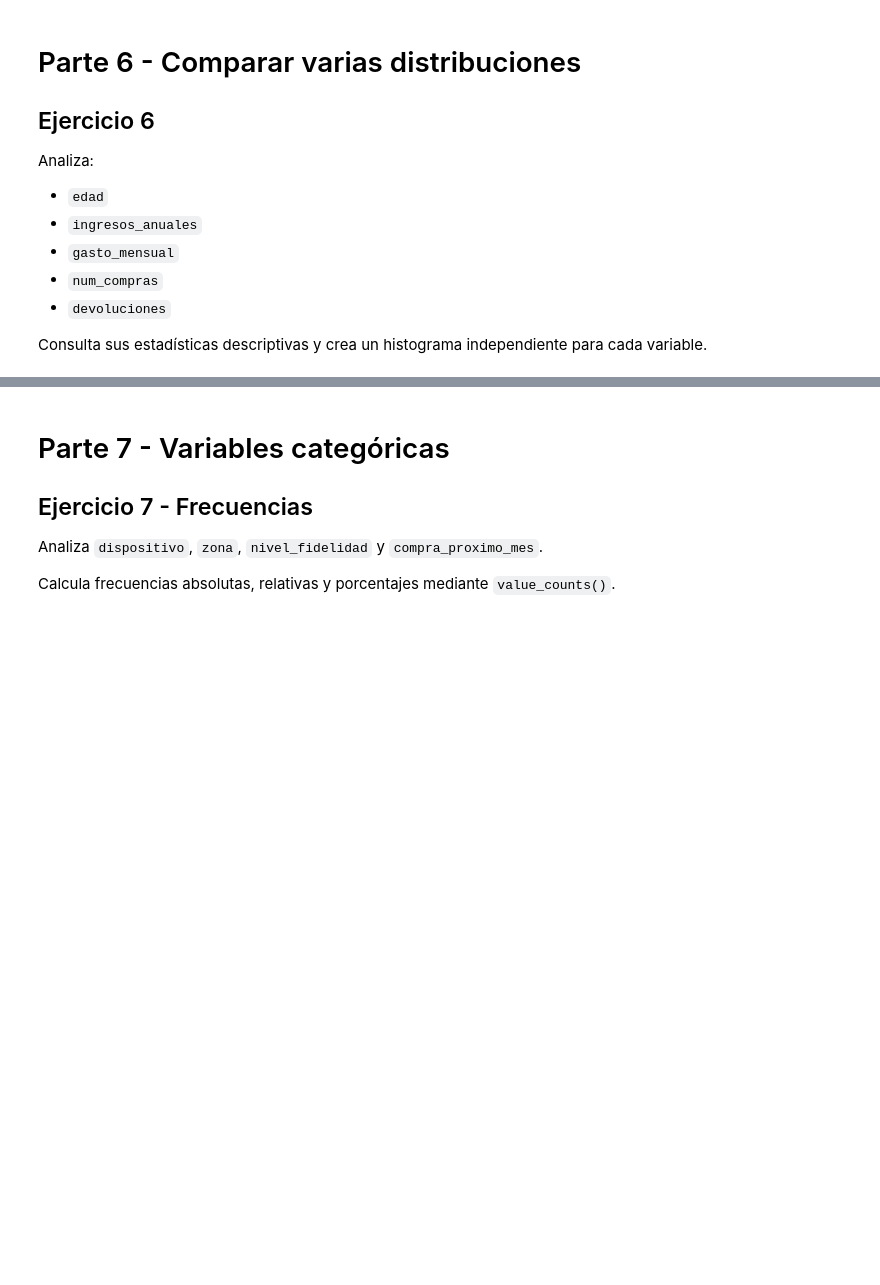
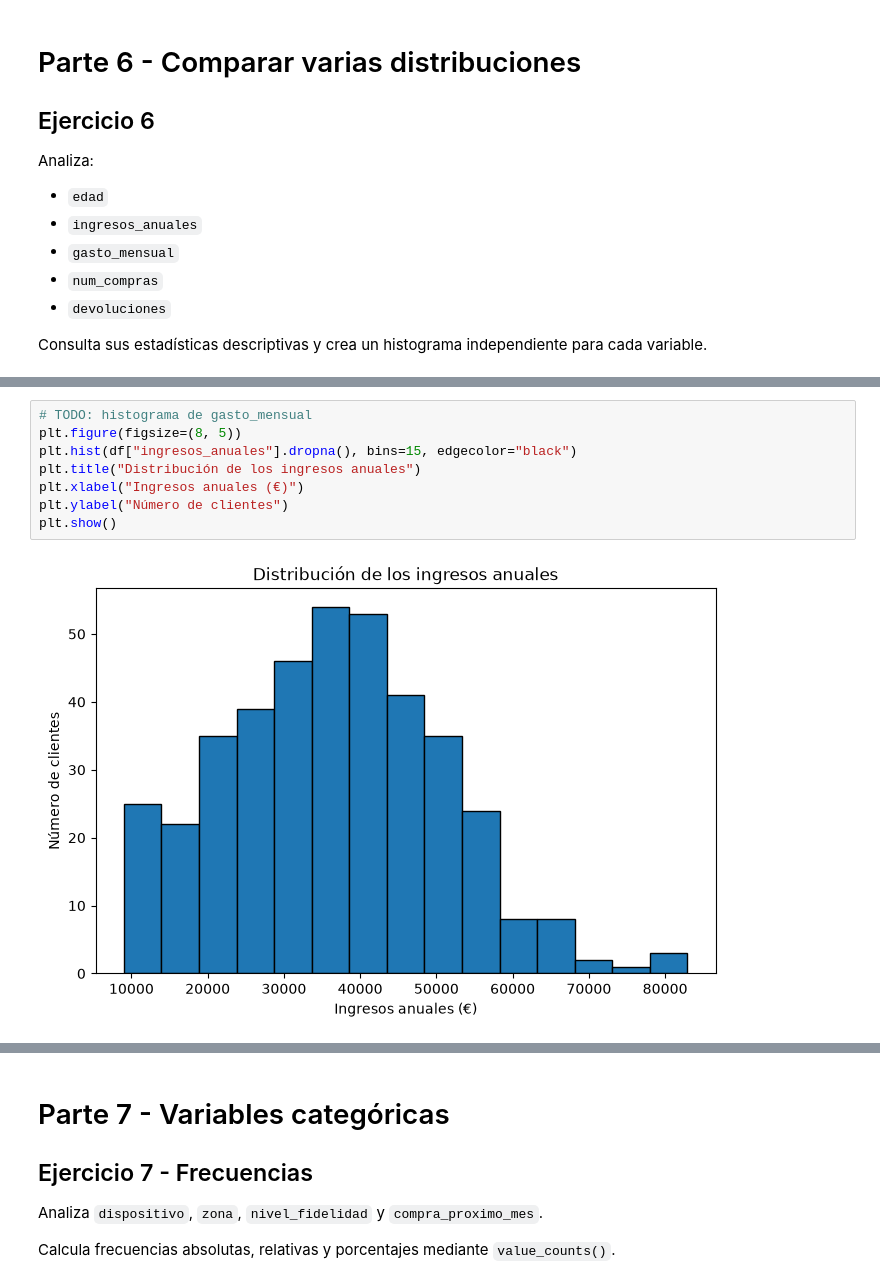
Before and after one commit to Dcuevasgil/sistemas-aprendizaje-automatico, a Jupyter notebook: UD2/practica-5/Practica_05.ipynb, the cells around one changed output, grey strips where cells are left out. Saved outputs shown, nothing was run; the diff lists cells and outputs as text; blank space fills up the shorter version.

```diff
--- a/UD2/practica-5/Practica_05.ipynb
+++ b/UD2/practica-5/Practica_05.ipynb
@@ -440,0 +461,10 @@ Escribe aquí.
+# %%
+# TODO: histograma de gasto_mensual
+plt.figure(figsize=(8, 5))
+plt.hist(df["ingresos_anuales"].dropna(), bins=15, edgecolor="black")
+plt.title("Distribución de los ingresos anuales")
+plt.xlabel("Ingresos anuales (€)")
+plt.ylabel("Número de clientes")
+plt.show()
+# %% [output]
+[figure, added]
```
Also changed, not shown: parts of 34 cells of this notebook.
